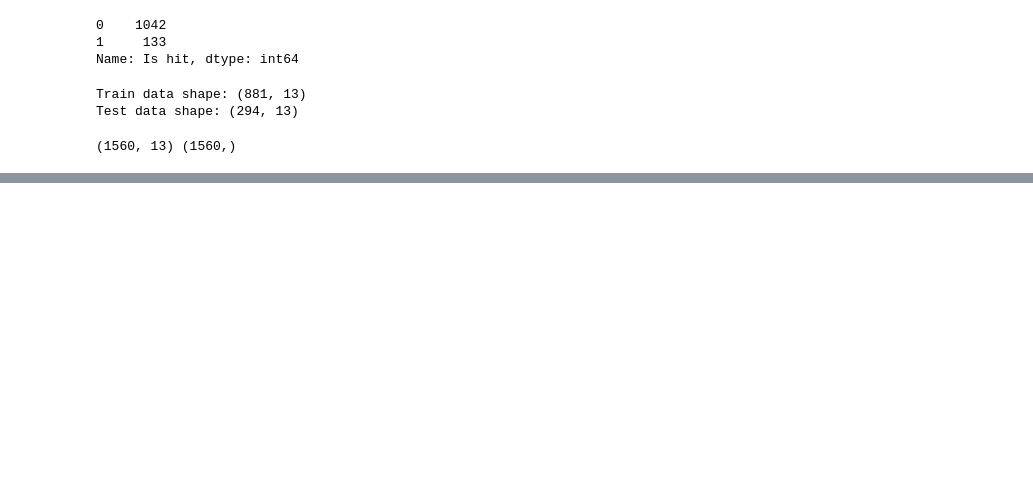
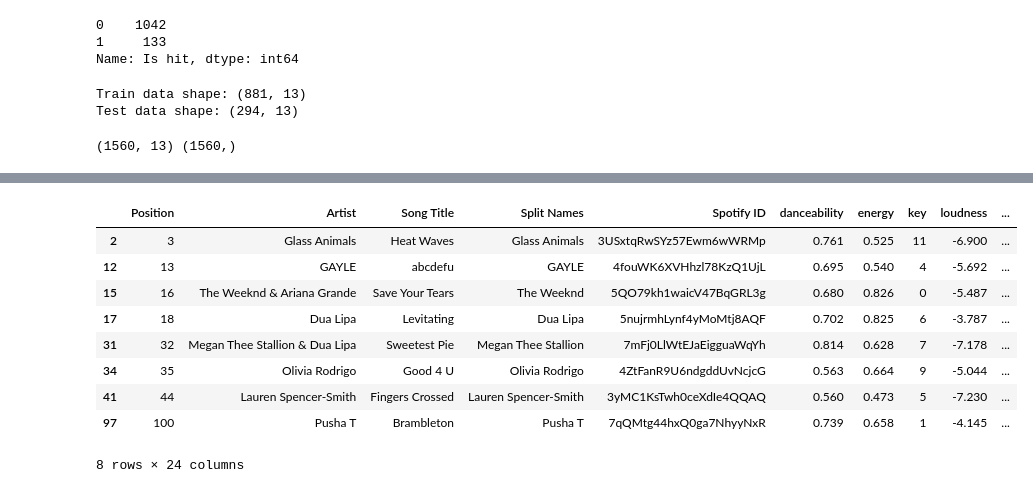
Before and after one commit to alsarna/lyrics_nlp, a Jupyter notebook: hit_prediction.ipynb, the cells around one changed output, grey strips where cells are left out. Saved outputs shown, nothing was run; the diff lists cells and outputs as text; code cells hidden in the pictures; blank space fills up the shorter version.

```diff
--- a/hit_prediction.ipynb
+++ b/hit_prediction.ipynb
@@ -99,0 +221,16 @@ display(last_week_chart[last_week_chart['Predict as hit'] == 1])
+# %%
+# Results
+chart_audio_features = billboard_weekly_wrap_up[['acousticness', 'danceability', 'duration_ms', 'energy', 'instrumentalness', 'key', 'liveness', 'loudness', 'mode', 'speechiness', 'tempo', 'time_signature', 'valence']]
+billboard_weekly_wrap_up['Predict as hit'] = random_forest.predict(chart_audio_features)
+display(billboard_weekly_wrap_up[billboard_weekly_wrap_up['Predict as hit'] == 1])
+# %% [output]
+|  | Position | Artist | Song Title | Split Names | Spotify ID | danceability | energy | key | loudness | ... |
+| 2 | 3 | Glass Animals | Heat Waves | Glass Animals | 3USxtqRwSYz57Ewm6wWRMp | 0.761 | 0.525 | 11 | -6.900 | ... |
+| 12 | 13 | GAYLE | abcdefu | GAYLE | 4fouWK6XVHhzl78KzQ1UjL | 0.695 | 0.540 | 4 | -5.692 | ... |
+| 15 | 16 | The Weeknd & Ariana Grande | Save Your Tears | The Weeknd | 5QO79kh1waicV47BqGRL3g | 0.680 | 0.826 | 0 | -5.487 | ... |
+| 17 | 18 | Dua Lipa | Levitating | Dua Lipa | 5nujrmhLynf4yMoMtj8AQF | 0.702 | 0.825 | 6 | -3.787 | ... |
+| 31 | 32 | Megan Thee Stallion & Dua Lipa | Sweetest Pie | Megan Thee Stallion | 7mFj0LlWtEJaEigguaWqYh | 0.814 | 0.628 | 7 | -7.178 | ... |
+| 34 | 35 | Olivia Rodrigo | Good 4 U | Olivia Rodrigo | 4ZtFanR9U6ndgddUvNcjcG | 0.563 | 0.664 | 9 | -5.044 | ... |
+| 41 | 44 | Lauren Spencer-Smith | Fingers Crossed | Lauren Spencer-Smith | 3yMC1KsTwh0ceXdIe4QQAQ | 0.560 | 0.473 | 5 | -7.230 | ... |
+| 97 | 100 | Pusha T | Brambleton | Pusha T | 7qQMtg44hxQ0ga7NhyyNxR | 0.739 | 0.658 | 1 | -4.145 | ... |
+8 rows × 24 columns
```
Also changed, not shown: parts of 17 cells of this notebook, 1 other file.
